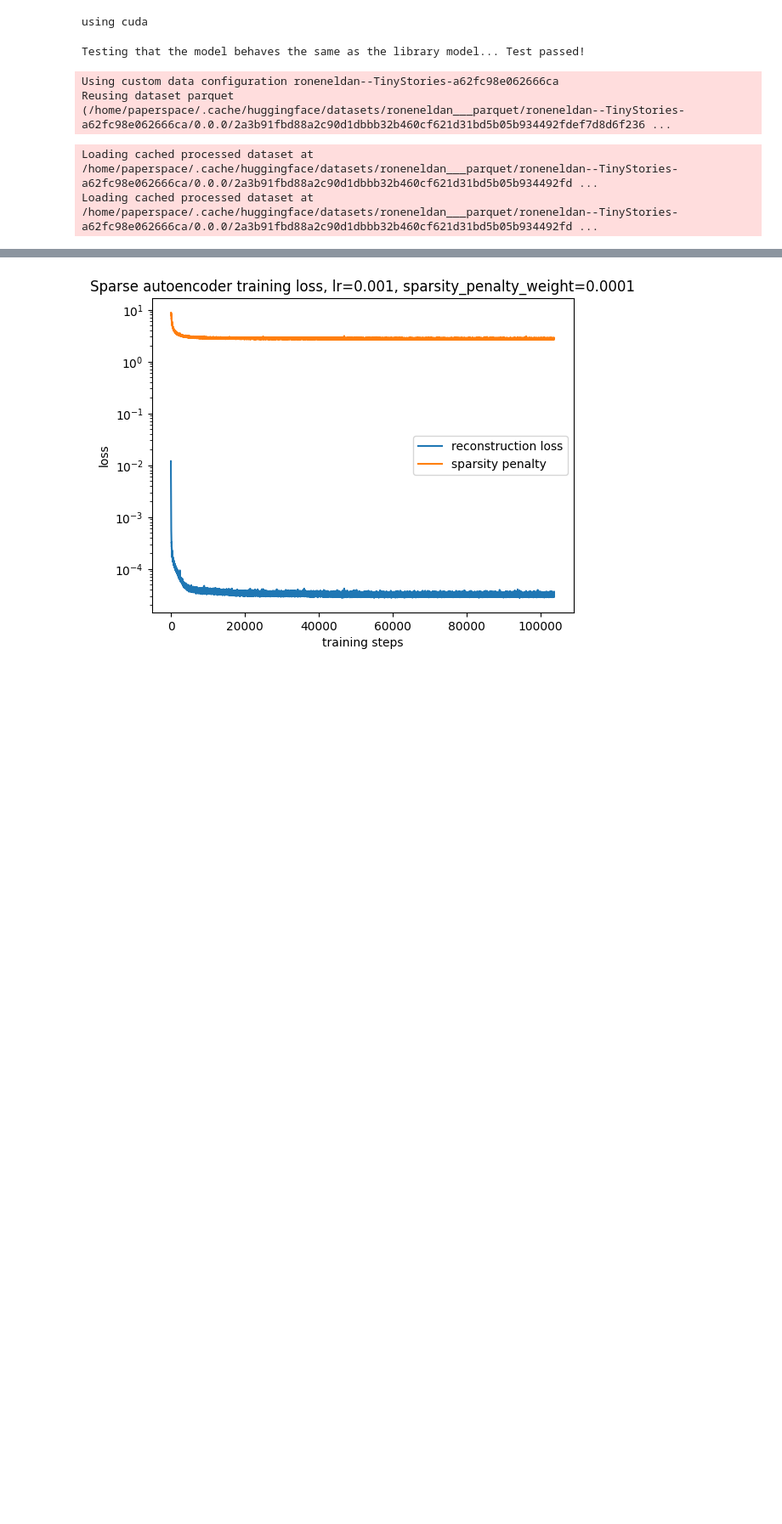
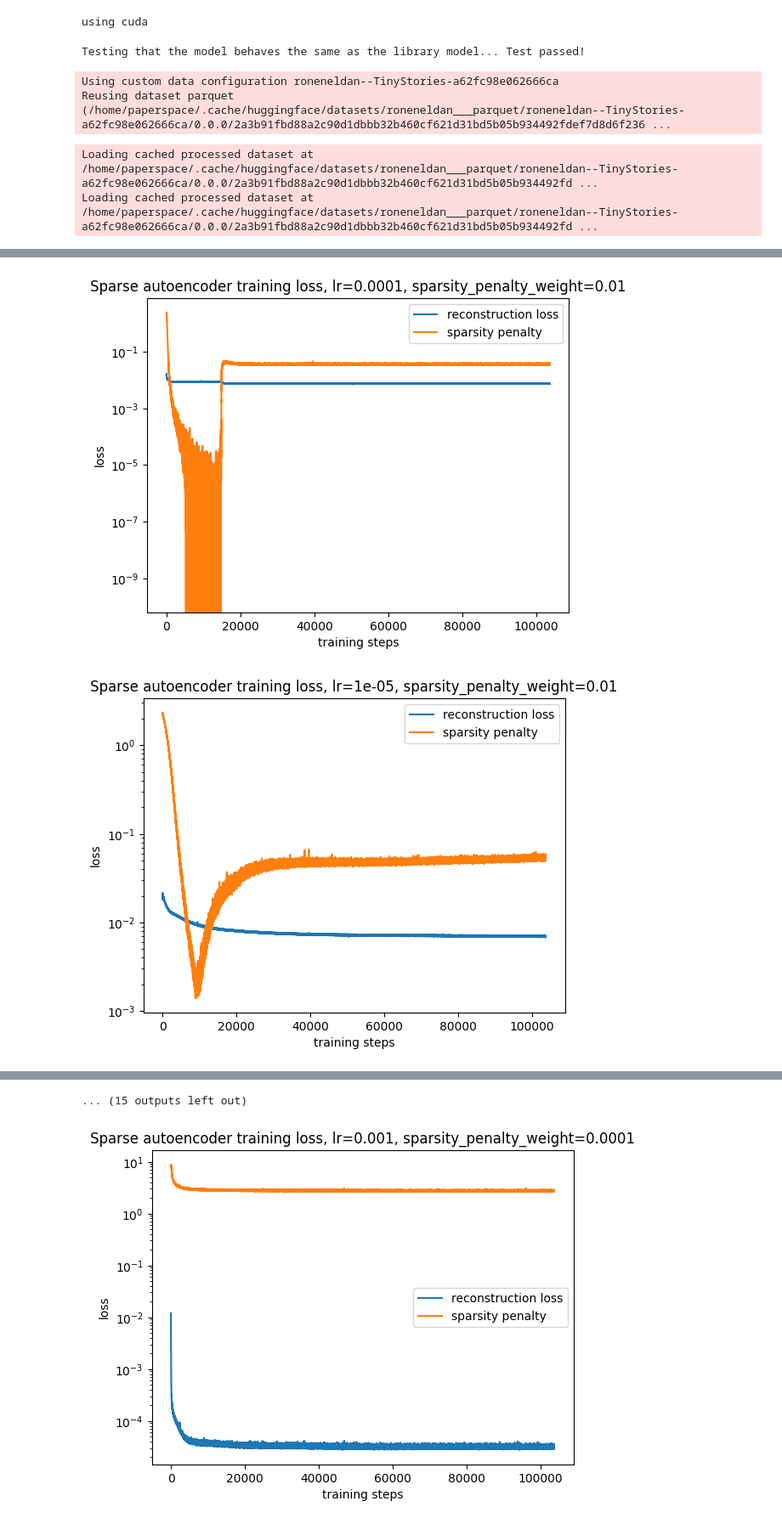
Before and after one commit to astOwOlfo/SparseAutoEncodersReplication, a Jupyter notebook: sparse_autoencoder.ipynb, the cells around one changed output, grey strips where cells are left out. Shown at 85% size. Drawn from its saved outputs; the diff is of its cells as text; code cells hidden in the pictures; blank space fills up the shorter version.

```diff
--- a/sparse_autoencoder.ipynb
+++ b/sparse_autoencoder.ipynb
@@ -495,6 +453,7 @@ tokens_dataset           = make_tokens_dataset(text_dataset, model.tokenizer)
 test_tokens_dataset      = tokens_dataset["validation"]
 train_val_tokens_dataset = tokens_dataset["train"].train_test_split(test_size=0.1)
 train_tokens_dataset     = train_val_tokens_dataset["train"]
+train_tokens_dataset     = train_tokens_dataset.shuffle()
 val_tokens_dataset       = train_val_tokens_dataset["test"]
 # %% [output]
 Using custom data configuration roneneldan--TinyStories-a62fc98e062666ca
@@ -548,9 +507,8 @@ def train_sparse_autoencoder( sparse_autoencoders,
                               learning_rates,
                               reconstruction_loss_fn=MSELoss(),
                               sparsity_penalty_fn=L1Penalty(),
-                              optimizer=None,
-                              epoch_tqdm=True,
-                              batch_tqdm=False,
+                              epoch_tqdm=False,
+                              batch_tqdm=True,
                               plot=True,
                               plot_filenames=None ):
 
@@ -567,13 +525,13 @@ def train_sparse_autoencoder( sparse_autoencoders,
     sparsity_penalty_histories    = [[] for _ in range(len(sparse_autoencoders))]
     for epoch in tqdm(range(epochs)) if epoch_tqdm else range(epochs):
         for activations in tqdm(activations_dataloader) if batch_tqdm else activations_dataloader:
+            activations = activations[checkpoint].detach().to(device)
             for i in range(nb_autoencoders):
-                activations = activations[checkpoint].detach().to(device)
                 reconstructed, hidden = sparse_autoencoders[i](activations)
                 reconstruction_loss = reconstruction_loss_fn(reconstructed, activations)
                 sparsity_penalty = sparsity_penalty_fn(hidden)
                 loss = reconstruction_loss + sparsity_penalty_weights[i] * sparsity_penalty
-                optimizer.zero_grad()
+                optimizers[i].zero_grad()
                 loss.backward()
                 sparse_autoencoders[i].make_decoder_weight_unit_norm()
                 optimizers[i].step()
@@ -628,7 +586,7 @@ def test_sparse_autoencoder( model,
             logits = model(tokens).logits
             logits_with_autoencoders = model(tokens, autoencoders=autoencoders).logits
             whole_model_reconstruction_loss += whole_model_reconstruction_loss_fn(logits_with_autoencoders, logits)
-        whole_model_reconstruction_loss_fn /= len(tokens_dataset)
+        whole_model_reconstruction_loss /= len(tokens_dataset)
 
     result = { "reconstruction_losses": reconstruction_losses,
                 "sparsity_penalties": sparsity_penalties }
@@ -661,16 +602,32 @@ def unzip_many(xs):
 # %%
 checkpoint = (0, "mlp")
 sparse_autoencoders = []
 learning_rates = []
 sparsity_penalty_weights = []
 plot_filenames = []
-for dhidden_multiplier in [1, 2, 4, 8, 16, 32, 64, 128, 258, 512, 1024]:
-    for sparsity_penalty_weight in [1e-1, 5e-2, 1e-2, 5e-3, 1e-3, 5e-4, 1e-4, 5e-5, 1e-5, 5e-6, 1e-6]:
-        for learning_rate in [1e-3, 1e-4]:
+for dhidden_multiplier in [1, 8, 32]:
+    for sparsity_penalty_weight in [0.01, 0.004, 0.001]:
+        for learning_rate in [1e-4, 1e-5, 1e-6]:
             dmodel = model.cfg.dmodel
             dhidden = dmodel * dhidden_multiplier
-            sparse_autoencoders.append(SparseAutoencoder(dmodel, dhidden).to(device))
+            autoencoder = SparseAutoencoder(dmodel, dhidden).to(device)
+            sparse_autoencoders.append(autoencoder)
             learning_rates.append(learning_rate)
             sparsity_penalty_weights.append(sparsity_penalty_weight)
-            plot_filenames.append( f"/home/paperspace/autoencoders/loss_plots/layer{checkpoint[0]}-{checkpoint[1]}"\
+            plot_filenames.append( f"/home/paperspace/autoencoders/loss_plots/layer{checkpoint[0]}-{checkpoint[1]}" \
                                    f"-dhidden-{dhidden}-sparsity-penalty-{sparsity_penalty_weight}-lr-{learning_rate}.png" )
+
+train_sparse_autoencoder( sparse_autoencoders,
+                          train_activations_dataloader,
+                          checkpoint=checkpoint,
+                          epochs=1,
+                          learning_rates=learning_rates,
+                          sparsity_penalty_weights=sparsity_penalty_weights,
+                          plot_filenames=plot_filenames )
+
+for i, autoencoder in enumerate(sparse_autoencoders):
+    with open("/home/paperspace/autoencoders/weights/{i}.pt", "wb") as f:
+        pickle.dump(autoencoder, f)
+# %% [output]
+[figure, added]
+[figure, added]
@@ -677 +644,2 @@ for dhidden_multiplier in [1, 2, 4, 8, 16, 32, 64, 128, 258, 512, 1024]:
+... (15 outputs left out)
 # %%
```
Also changed, not shown: parts of 24 cells of this notebook.
